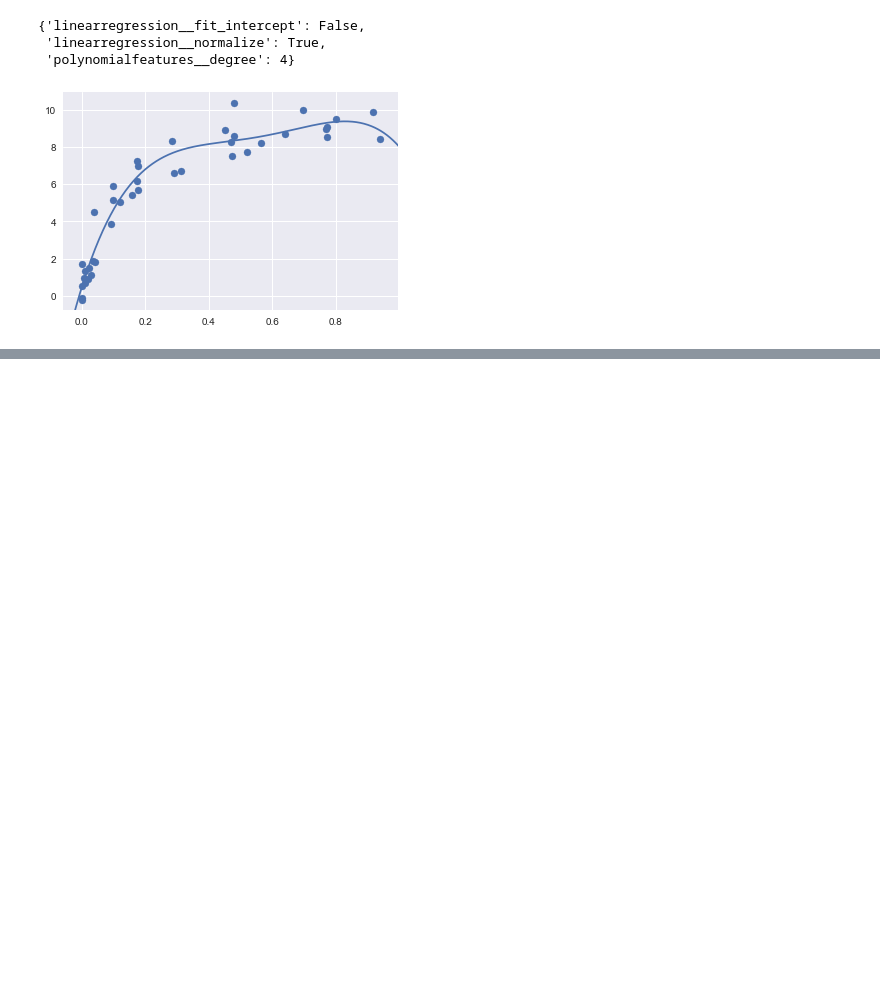
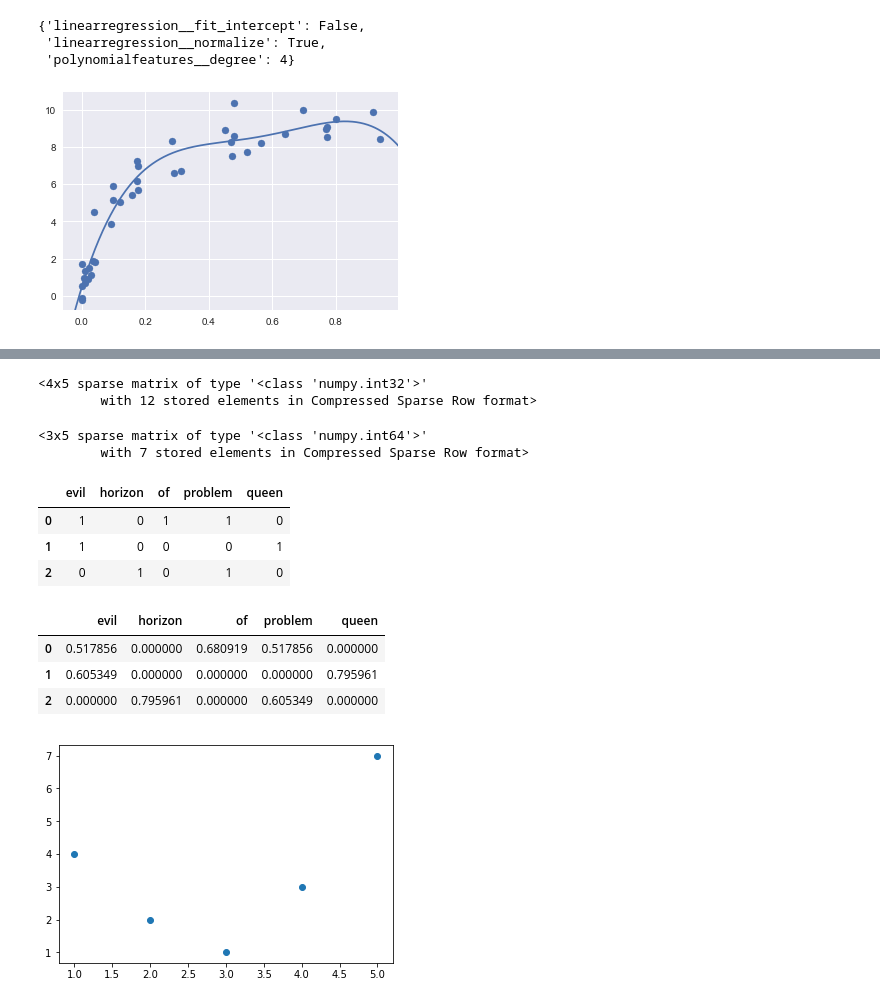
Before and after one commit to Razor-87/vanderplas-pdsh, a Jupyter notebook: Chapter [5.1].ipynb, the cells around one changed output, grey strips where cells are left out. Drawn from its saved outputs; the diff is of its cells as text; code cells hidden in the pictures; blank space fills up the shorter version.

```diff
--- a/Chapter [5.1].ipynb
+++ b/Chapter [5.1].ipynb
@@ -377,0 +404,6 @@ plt.axis(lim);
+# %%
+vec = DictVectorizer(sparse=True, dtype=int)
+vec.fit_transform(data)
+# %% [output]
+<4x5 sparse matrix of type '<class 'numpy.int32'>'
+        with 12 stored elements in Compressed Sparse Row format>
@@ -377,0 +414,37 @@ plt.axis(lim);
+# %%
+from sklearn.feature_extraction.text import CountVectorizer
+
+vec = CountVectorizer()
+X = vec.fit_transform(sample)
+X
+# %% [output]
+<3x5 sparse matrix of type '<class 'numpy.int64'>'
+        with 7 stored elements in Compressed Sparse Row format>
+# %%
+import pandas as pd
+pd.DataFrame(X.toarray(), columns=vec.get_feature_names())
+# %% [output]
+|  | evil | horizon | of | problem | queen |
+| 0 | 1 | 0 | 1 | 1 | 0 |
+| 1 | 1 | 0 | 0 | 0 | 1 |
+| 2 | 0 | 1 | 0 | 1 | 0 |
+# %%
+from sklearn.feature_extraction.text import TfidfVectorizer
+vec = TfidfVectorizer()
+X = vec.fit_transform(sample)
+pd.DataFrame(X.toarray(), columns=vec.get_feature_names())
+# %% [output]
+|  | evil | horizon | of | problem | queen |
+| 0 | 0.517856 | 0.000000 | 0.680919 | 0.517856 | 0.000000 |
+| 1 | 0.605349 | 0.000000 | 0.000000 | 0.000000 | 0.795961 |
+| 2 | 0.000000 | 0.795961 | 0.000000 | 0.605349 | 0.000000 |
+# %%
+%matplotlib inline
+import numpy as np
+import matplotlib.pyplot as plt
+
+x = np.array([1, 2, 3, 4, 5])
+y = np.array([4, 2, 1, 3, 7])
+plt.scatter(x, y);
+# %% [output]
+[figure, added]
```
Also changed, not shown: parts of 29 cells of this notebook.
